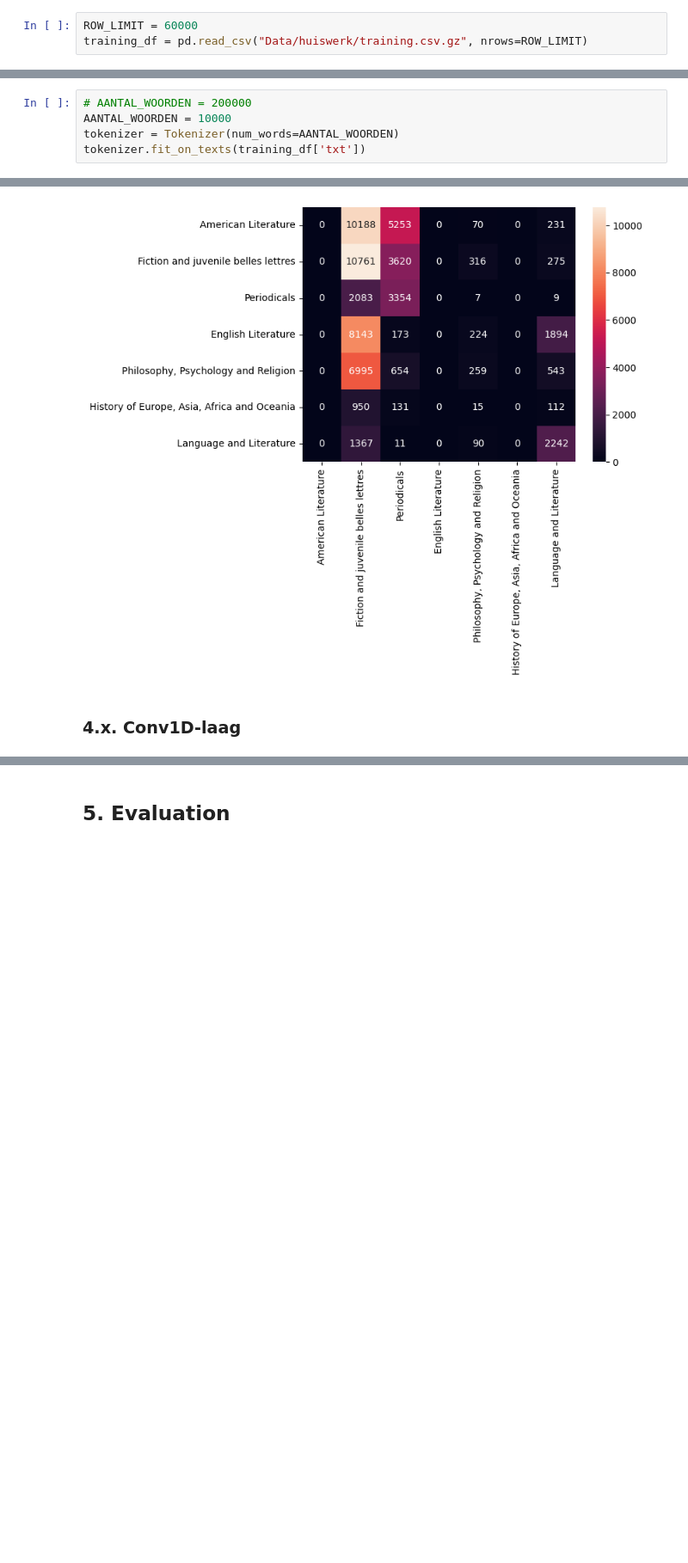
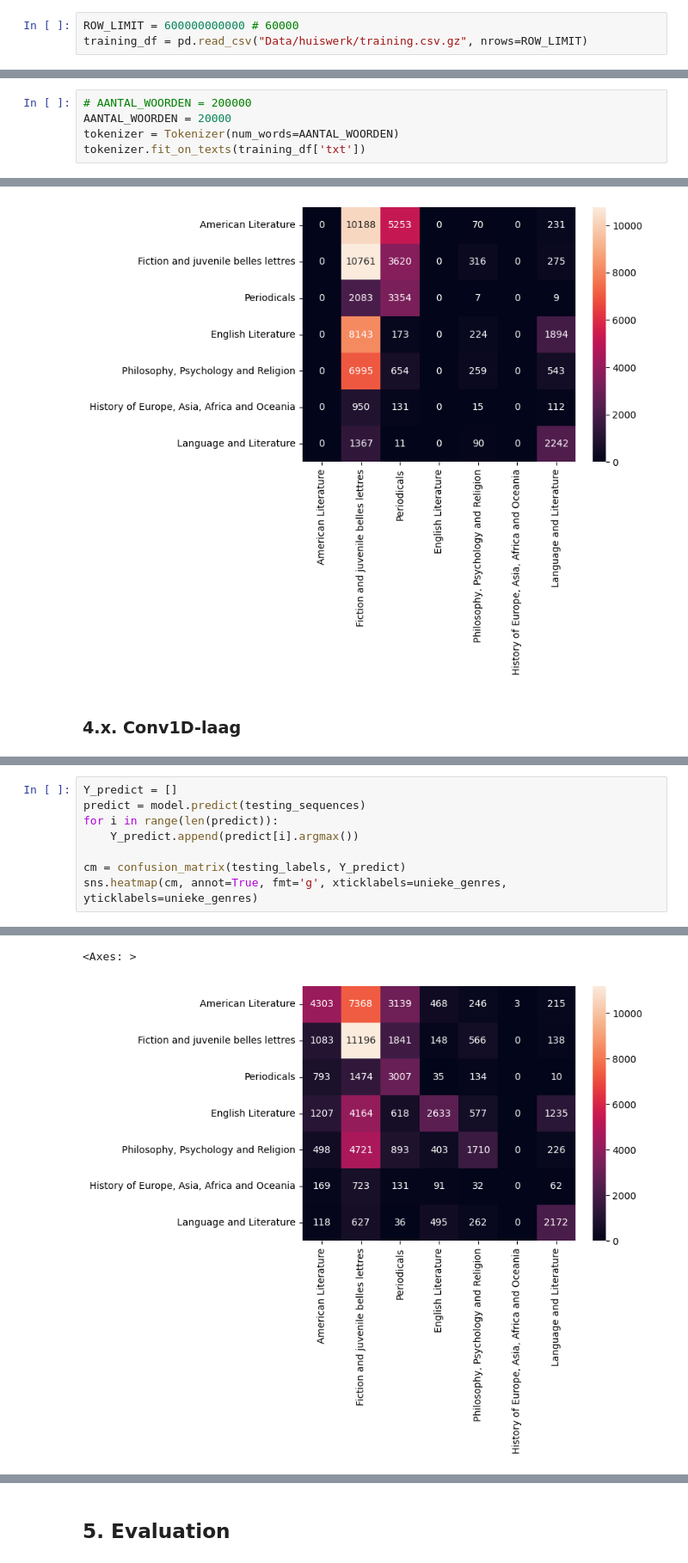
Before and after one commit to usadson/machine-learning, a Jupyter notebook: Thema 3/Boekenclassificatie.ipynb, the cells around one changed output, grey strips where cells are left out. Shown: that part at 86% size. Saved outputs shown, nothing was run; the diff lists cells and outputs as text; blank space fills up the shorter version.

```diff
--- a/Thema 3/Boekenclassificatie.ipynb
+++ b/Thema 3/Boekenclassificatie.ipynb
@@ -44,7 +44,7 @@ import tensorflow as tf
 # %% [markdown]
 ### 2.2. Inspecteren van `training.csv`
 # %%
-ROW_LIMIT = 60000
+ROW_LIMIT = 600000000000 # 60000
 training_df = pd.read_csv("Data/huiswerk/training.csv.gz", nrows=ROW_LIMIT)
 # %% [markdown]
 Om een eerste blik te werpen op de traindata, gebruik ik de volgende methodes. Ik zie dat er zo’n 120 duizend regels zijn, elk met:
@@ -283,7 +283,7 @@ validation_labels = le.transform(validation_df['main genre'])
 ### 3.2. Opzetten tokenizer
 # %%
 # AANTAL_WOORDEN = 200000
-AANTAL_WOORDEN = 10000
+AANTAL_WOORDEN = 20000
 tokenizer = Tokenizer(num_words=AANTAL_WOORDEN)
 tokenizer.fit_on_texts(training_df['txt'])
 # %%
@@ -586,0 +595,9 @@ Epoch 1/3
+# %%
+Y_predict = []
+predict = model.predict(testing_sequences)
+for i in range(len(predict)):
+    Y_predict.append(predict[i].argmax())
+
+cm = confusion_matrix(testing_labels, Y_predict)
+sns.heatmap(cm, annot=True, fmt='g', xticklabels=unieke_genres, yticklabels=unieke_genres)
+# %% [output]
@@ -586,0 +605,2 @@ Epoch 1/3
+<Axes: >
+[figure, added]
```
Also changed, not shown: parts of 12 cells of this notebook.
